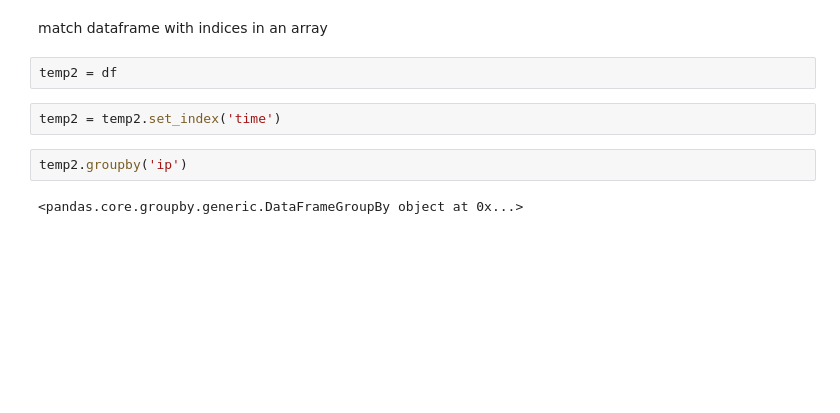
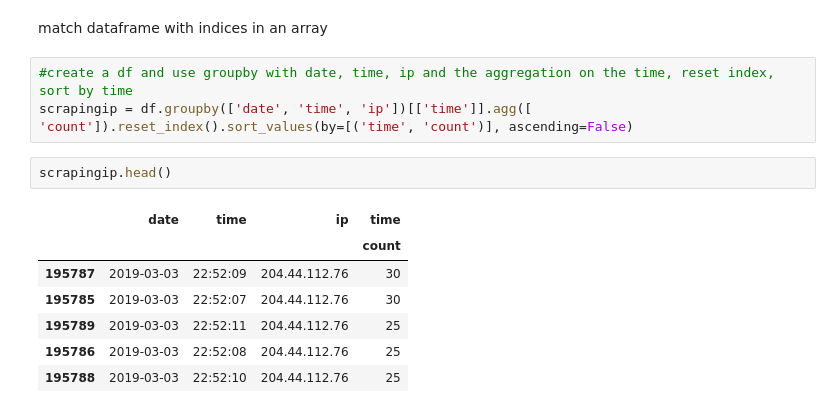
Before and after one commit to tim-keriazes/anomaly-detection-project, a Jupyter notebook: tim_working_notebook_two.ipynb, the cells around one changed output. Drawn from its saved outputs; the diff is of its cells as text; blank space fills up the shorter version.

```diff
--- a/tim_working_notebook_two.ipynb
+++ b/tim_working_notebook_two.ipynb
@@ -151,10 +144,15 @@ Index(['09:01:59', '09:03:00', '09:02:50', '09:05:41', '09:02:48', '09:02:16',
 # %% [markdown]
 match dataframe with indices in an array
-# %%
-temp2 = df
-# %%
-temp2 = temp2.set_index('time')
-# %%
-temp2.groupby('ip')
-# %% [output]
-<pandas.core.groupby.generic.DataFrameGroupBy object at 0x...>
+# %%
+#create a df and use groupby with date, time, ip and the aggregation on the time, reset index, sort by time
+scrapingip = df.groupby(['date', 'time', 'ip'])[['time']].agg([ 'count']).reset_index().sort_values(by=[('time', 'count')], ascending=False)
+# %%
+scrapingip.head()
+# %% [output]
+|  | date | time | ip | time |
+|  |  |  |  | count |
+| 195787 | 2019-03-03 | 22:52:09 | 204.44.112.76 | 30 |
+| 195785 | 2019-03-03 | 22:52:07 | 204.44.112.76 | 30 |
+| 195789 | 2019-03-03 | 22:52:11 | 204.44.112.76 | 25 |
+| 195786 | 2019-03-03 | 22:52:08 | 204.44.112.76 | 25 |
+| 195788 | 2019-03-03 | 22:52:10 | 204.44.112.76 | 25 |
```
Also changed, not shown: parts of 4 cells of this notebook.
